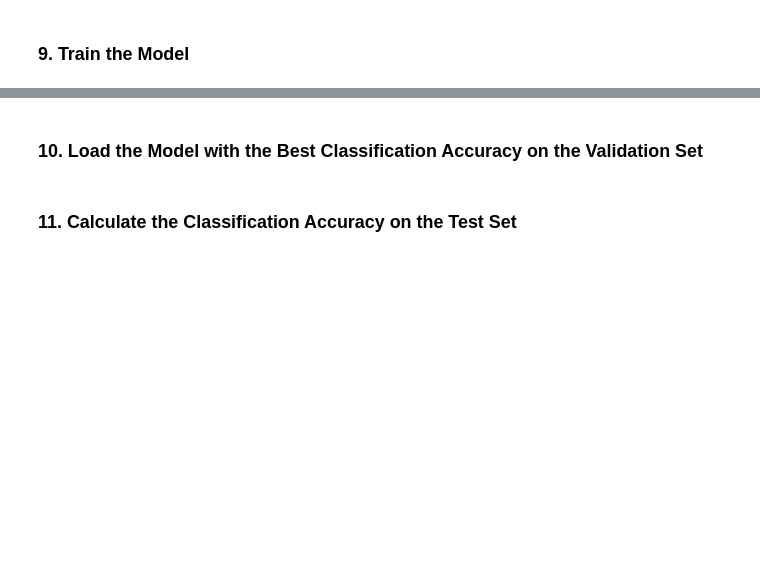
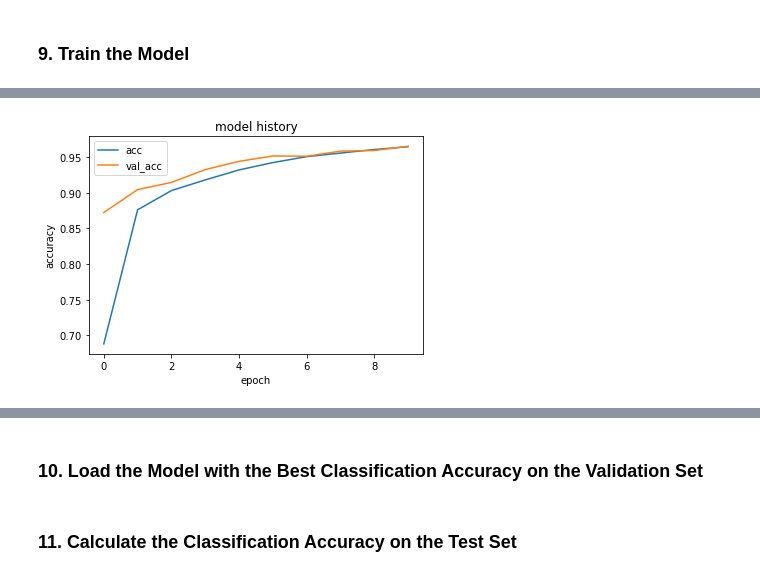
Before and after one commit to llathrop/aind2-cnn, a Jupyter notebook: mnist-mlp/mnist_mlp.ipynb, the cells around one changed output, grey strips where cells are left out. Drawn from its saved outputs; the diff is of its cells as text; code cells hidden in the pictures; blank space fills up the shorter version.

Commit message:
feat:conv-visual trials

```diff
--- a/mnist-mlp/mnist_mlp.ipynb
+++ b/mnist-mlp/mnist_mlp.ipynb
@@ -153,9 +154,10 @@ from keras.callbacks import ModelCheckpoint
 # train the model
 checkpointer = ModelCheckpoint(filepath='mnist.model.best.hdf5',
                                verbose=1, save_best_only=True)
+
 hist = model.fit(X_train, y_train, batch_size=128, epochs=10,
           validation_split=0.2, callbacks=[checkpointer],
-          verbose=1, shuffle=True)
+          verbose=2, shuffle=True)
 # %% [output]
 Train on 48000 samples, validate on 12000 samples
 Epoch 1/10
@@ -163,0 +179,13 @@ Epoch 2/10
+# %%
+import matplotlib.pyplot as plt
+#print(model_history.history.keys())
+#print(model_history.history['acc'])
+plt.plot(hist.history['acc'])
+plt.plot(hist.history['val_acc'])
+plt.title('model history')
+plt.ylabel('accuracy')
+plt.xlabel('epoch')
+plt.legend(['acc', 'val_acc'], loc='upper left')
+plt.show()
+# %% [output]
+[figure, added]
```
Also changed, not shown: parts of 8 cells of this notebook, 1 other file.
